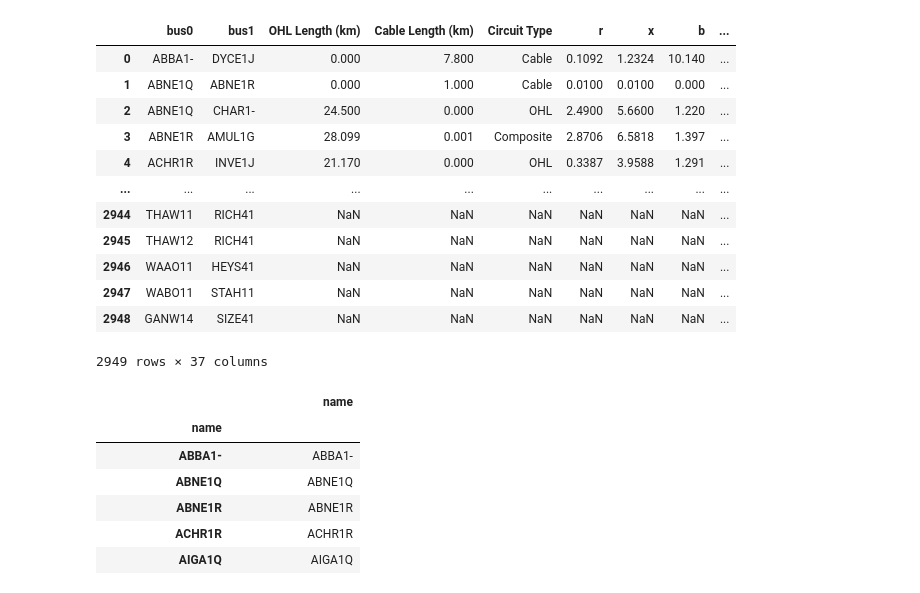
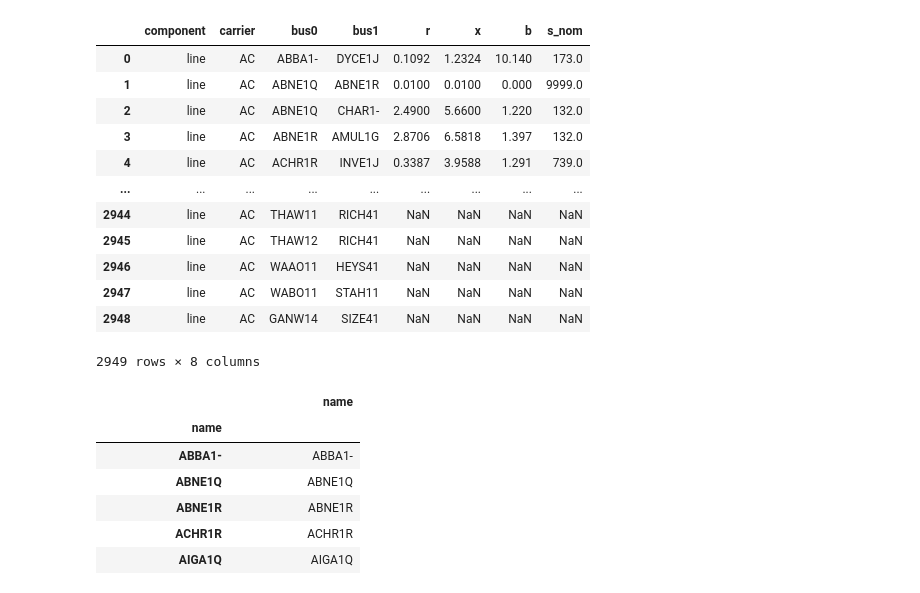
Before and after one commit to LukasFrankenQ/LMP, a Jupyter notebook: notebooks/network_data_analysis.ipynb, the cells around one changed output. Cells and saved outputs as stored; diff of their text form; code cells hidden in the pictures.

```diff
--- a/notebooks/network_data_analysis.ipynb
+++ b/notebooks/network_data_analysis.ipynb
@@ -28,46 +28,49 @@ dfe['component'] = 'transformer'
 dfe['carrier'] = 'AC'
 dff['component'] = 'transformer'
 dff['carrier'] = 'AC'
 dfg['component'] = 'transformer'
 dfg['carrier'] = 'AC'
 dfh['component'] = 'transformer'
 dfh['carrier'] = 'AC'
 dfi = pd.read_excel('../data/ETYS Appendix B 2022.xlsx', sheet_name='B-5-1', skiprows=1)
 # filter out only those with existing in Existing column
 dfi = dfi[dfi['Existing'] == 'Yes']
 dfi['component'] = 'link'
 dfi['carrier'] = 'DC'
 
 dfj = pd.read_excel('../data/GB_network.xlsx', sheet_name='Extra_WF_edges')
 dfj['component'] = 'line'
 dfj['carrier'] = 'AC'
 
 df = pd.concat([dfa, dfb, dfc, dfd, dfe, dff, dfg, dfh, dfi, dfj], ignore_index=True)
 df.rename(columns={'Node 1': 'bus0', 'Node 2': 'bus1'}, inplace=True)
 df.index.name = 'name'
 df.reset_index(drop=True, inplace=True)
 # remove lines with Winter Rating (MVA) = 9999
 # df = df[df['Winter Rating (MVA)'] != 9999]
 # replace any node called Central DC Substation with BLHI4-
 # df['bus0'] = df['bus0'].str.replace('Central DC Substation', 'BLHI4-')
 # df['bus1'] = df['bus1'].str.replace('Central DC Substation', 'BLHI4-')
 # get line data in pypsa format
 df.rename(columns={'R (% on 100 MVA)': 'r', 'X (% on 100 MVA)': 'x', 'B (% on 100 MVA)': 'b', 'Winter Rating (MVA)': 's_nom'}, inplace=True)
+# remove unneeded columns for pypsa
+df = df[['component', 'carrier', 'bus0', 'bus1', 'r', 'x', 'b', 's_nom']]
+# n.lines = n.lines.drop(columns=['OHL Length (km)', 'Cable Length (km)', 'Circuit Type', 'Spring Rating (MVA)'])
 df
 # %% [output]
-|  | bus0 | bus1 | OHL Length (km) | Cable Length (km) | Circuit Type | r | x | b | ... |
-| 0 | ABBA1- | DYCE1J | 0.000 | 7.800 | Cable | 0.1092 | 1.2324 | 10.140 | ... |
-| 1 | ABNE1Q | ABNE1R | 0.000 | 1.000 | Cable | 0.0100 | 0.0100 | 0.000 | ... |
-| 2 | ABNE1Q | CHAR1- | 24.500 | 0.000 | OHL | 2.4900 | 5.6600 | 1.220 | ... |
-| 3 | ABNE1R | AMUL1G | 28.099 | 0.001 | Composite | 2.8706 | 6.5818 | 1.397 | ... |
-| 4 | ACHR1R | INVE1J | 21.170 | 0.000 | OHL | 0.3387 | 3.9588 | 1.291 | ... |
-| ... | ... | ... | ... | ... | ... | ... | ... | ... | ... |
-| 2944 | THAW11 | RICH41 | NaN | NaN | NaN | NaN | NaN | NaN | ... |
-| 2945 | THAW12 | RICH41 | NaN | NaN | NaN | NaN | NaN | NaN | ... |
-| 2946 | WAAO11 | HEYS41 | NaN | NaN | NaN | NaN | NaN | NaN | ... |
-| 2947 | WABO11 | STAH11 | NaN | NaN | NaN | NaN | NaN | NaN | ... |
-| 2948 | GANW14 | SIZE41 | NaN | NaN | NaN | NaN | NaN | NaN | ... |
+|  | component | carrier | bus0 | bus1 | r | x | b | s_nom |
+| 0 | line | AC | ABBA1- | DYCE1J | 0.1092 | 1.2324 | 10.140 | 173.0 |
+| 1 | line | AC | ABNE1Q | ABNE1R | 0.0100 | 0.0100 | 0.000 | 9999.0 |
+| 2 | line | AC | ABNE1Q | CHAR1- | 2.4900 | 5.6600 | 1.220 | 132.0 |
+| 3 | line | AC | ABNE1R | AMUL1G | 2.8706 | 6.5818 | 1.397 | 132.0 |
+| 4 | line | AC | ACHR1R | INVE1J | 0.3387 | 3.9588 | 1.291 | 739.0 |
+| ... | ... | ... | ... | ... | ... | ... | ... | ... |
+| 2944 | line | AC | THAW11 | RICH41 | NaN | NaN | NaN | NaN |
+| 2945 | line | AC | THAW12 | RICH41 | NaN | NaN | NaN | NaN |
+| 2946 | line | AC | WAAO11 | HEYS41 | NaN | NaN | NaN | NaN |
+| 2947 | line | AC | WABO11 | STAH11 | NaN | NaN | NaN | NaN |
+| 2948 | line | AC | GANW14 | SIZE41 | NaN | NaN | NaN | NaN |
-2949 rows × 37 columns
+2949 rows × 8 columns
 # %%
 # buses from line data
 df_buses = pd.concat([df['bus0'], df['bus1']]).unique()
```
Also changed, not shown: parts of 6 cells of this notebook, 2 other files.
